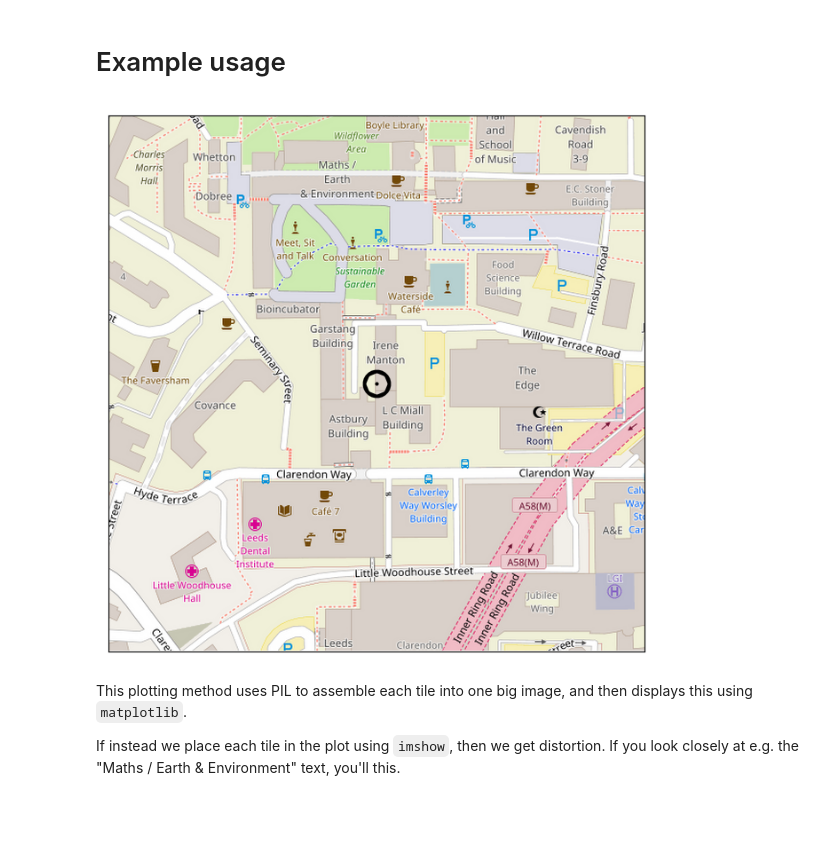
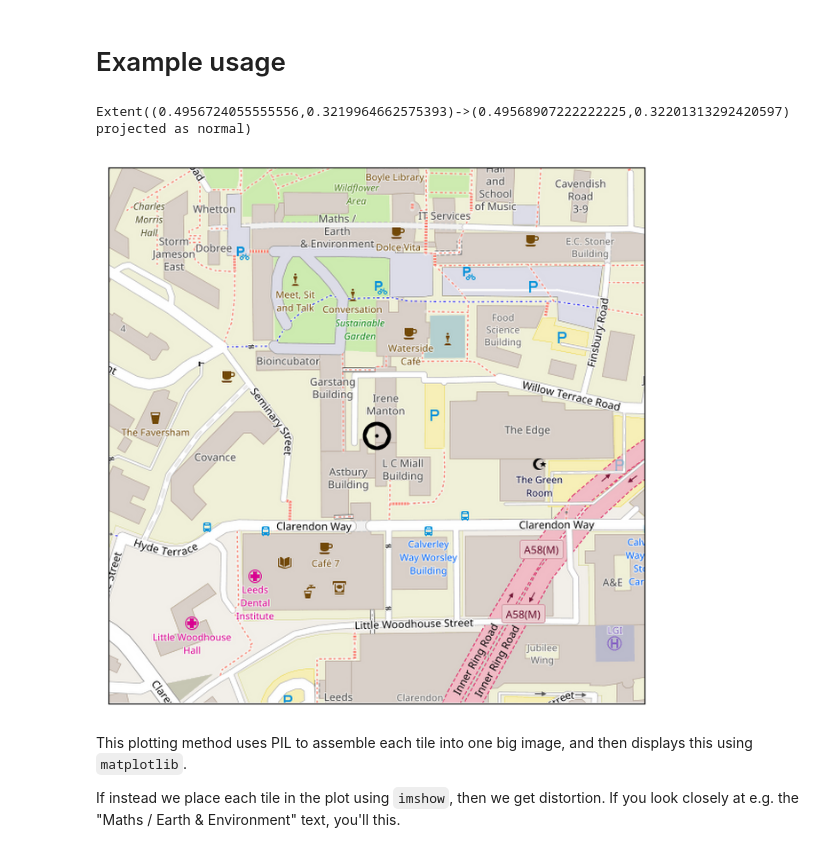
Before and after one commit to MatthewDaws/TileMapBase, a Jupyter notebook: notebooks/Example.ipynb, the cells around one changed output. Saved outputs shown, nothing was run; the diff lists cells and outputs as text; code cells hidden in the pictures; blank space fills up the shorter version.

```diff
--- a/notebooks/Example.ipynb
+++ b/notebooks/Example.ipynb
@@ -33,26 +17,31 @@ tilemapbase.init(create=True)
 # %%
 # Use open street map
 t = tilemapbase.tiles.OSM
+# %%
+# My current office at the University of Leeds
+my_office = (-1.554934, 53.804198)
+
+degree_range = 0.003
+extent = tilemapbase.Extent.from_lonlat(my_office[0] - degree_range, my_office[0] + degree_range,
+                  my_office[1] - degree_range, my_office[1] + degree_range)
+extent = extent.to_aspect(1.0)
+extent
+# %% [output]
+Extent((0.4956724055555556,0.3219964662575393)->(0.49568907222222225,0.32201313292420597) projected as normal)
 # %%
-# My current office at the University of Leeds
-my_office = (-1.554934, 53.804198)
-
-degree_range = 0.003
-extent = tilemapbase.extent(my_office[0] - degree_range, my_office[0] + degree_range,
-                  my_office[1] - degree_range, my_office[1] + degree_range, 600, 600)
-
 # On my desktop, DPI gets scaled by 0.75
 fig, ax = plt.subplots(figsize=(8, 8), dpi=100)
 ax.xaxis.set_visible(False)
 ax.yaxis.set_visible(False)
 
-extent.plot(ax, t)
+plotter = tilemapbase.Plotter(extent, t, width=600)
+plotter.plot(ax, t)
 
 x, y = tilemapbase.project(*my_office)
 ax.scatter(x,y, marker=".", color="black", linewidth=20)
 None
 # %% [output]
-[figure, old version]
+[figure, new version]
 # %% [markdown]
 This plotting method uses PIL to assemble each tile into one big image, and then displays this using `matplotlib`.
 
```
Also changed, not shown: parts of 6 cells of this notebook, 11 other files.
